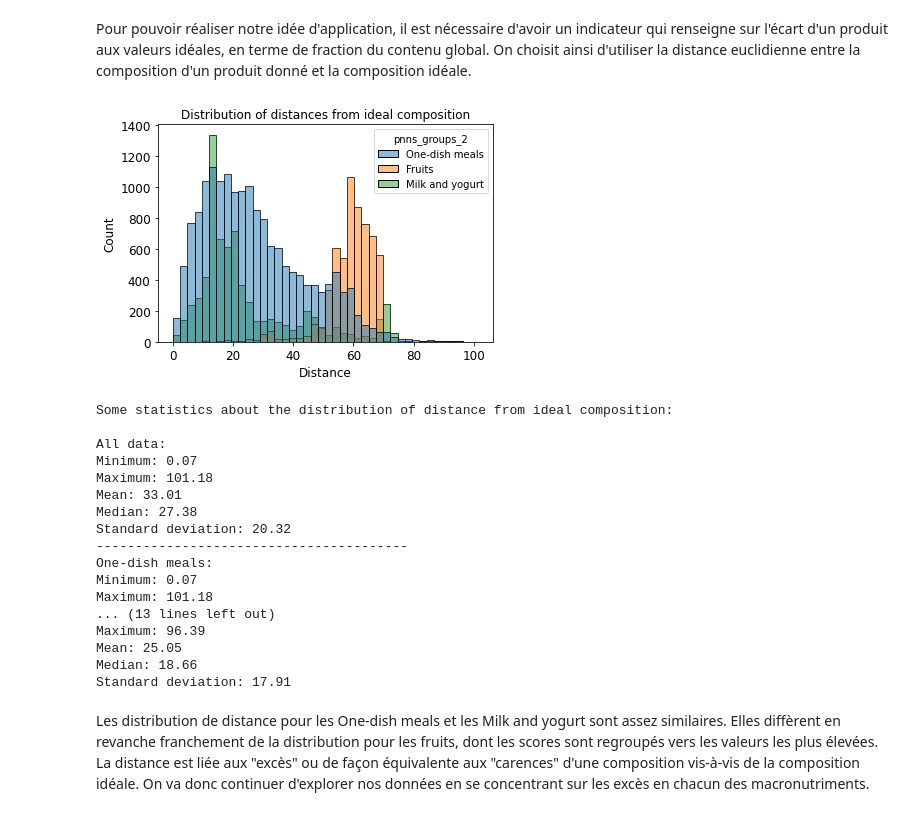
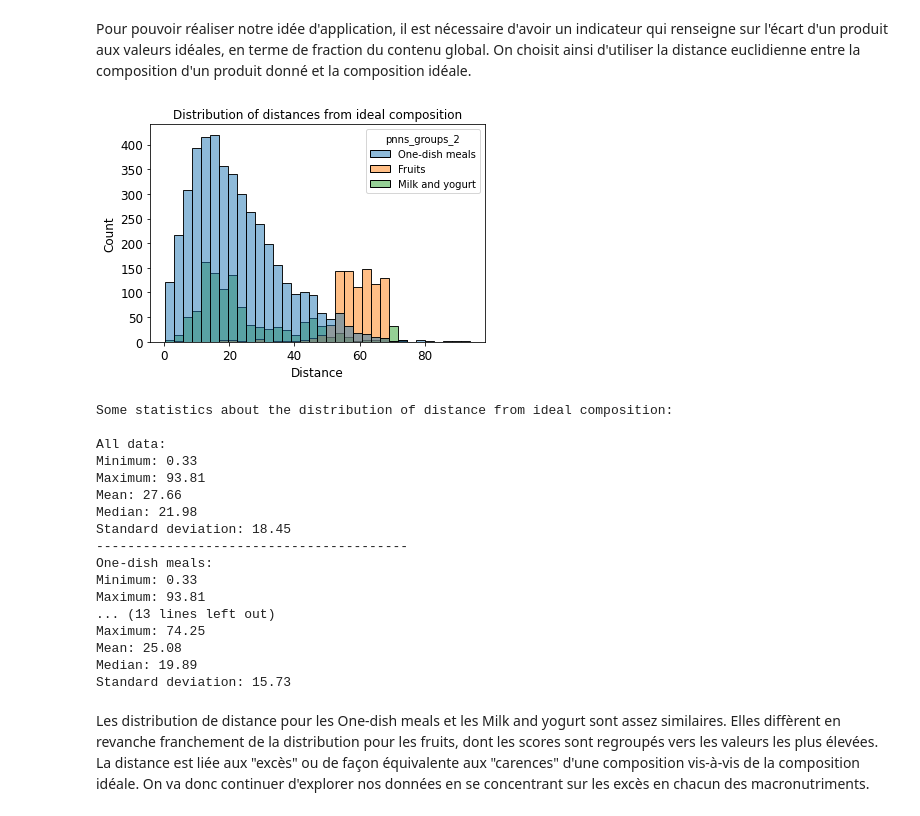
Before and after one commit to OlivierLegrand/P7, a Jupyter notebook: P3/PSanté_notebookpresentation.ipynb, the cells around one changed output. Cells and saved outputs as stored; diff of their text form; code cells hidden in the pictures.

```diff
--- a/P3/PSanté_notebookpresentation.ipynb
+++ b/P3/PSanté_notebookpresentation.ipynb
@@ -783,7 +514,7 @@ sns.scatterplot(x="energy-kcal_100g", y="total_energy_from_nutrients", data=df1_
 # %% [markdown]
 # II Analyse exploratoire
 # %%
-df1 = pd.read_csv("./df1_clean_servingq.csv", )
+df1 = pd.read_csv("./df1_clean_nomissing.csv", )
 # %% [markdown]
 ## II.1 Répartitions typiques de l'énergie et des macronutriments
 # %% [markdown]
@@ -1072,6 +803,9 @@ sc = cl.score(X["fat_ratio"], X["carbohydrates_ratio"], X["proteins_ratio"], met
 # Nouvelle colonne "score" dans le dataframe
 X.loc[:, "score"] = sc
 X.head()
+
+# mise à jour du dataframe
+df1 = X
 
 # fontsize
 fs=12
@@ -1080,51 +814,51 @@ fig, ax = plt.subplots()
 # Affichage de la distribution de l'equiscore
 sns.histplot(x="score",
             data=X,
              hue="pnns_groups_2",
              ax=ax
            )
 plt.title("Distribution of distances from ideal composition", fontsize=fs)
 plt.xlabel("Distance", fontsize=fs)
 plt.ylabel("Count", fontsize=fs)
 ax.tick_params(axis='y', labelsize=fs)
 ax.tick_params(axis='x', labelsize=fs)
 plt.savefig("./graphes/distances.png")
 plt.show()
 
 print("Some statistics about the distribution of distance from ideal composition:\n")
 print("All data:")
 print("Minimum: {:.2f}".format(X["score"].min()))
 print("Maximum: {:.2f}".format(X["score"].max()))
 print("Mean: {:.2f}".format(X["score"].mean()))
 print("Median: {:.2f}".format(X["score"].median()))
 print("Standard deviation: {:.2f}".format(X["score"].std()))
 for i in X.pnns_groups_2.unique():
     print("-"*40)
     print(i+":")
     print("Minimum: {:.2f}".format(X.loc[X.pnns_groups_2==i, ["score"]].min()[0]))
     print("Maximum: {:.2f}".format(X.loc[X.pnns_groups_2==i, ["score"]].max()[0]))
     print("Mean: {:.2f}".format(X.loc[X.pnns_groups_2==i, ["score"]].mean()[0]))
     print("Median: {:.2f}".format(X.loc[X.pnns_groups_2==i, ["score"]].median()[0]))
     print("Standard deviation: {:.2f}".format(X.loc[X.pnns_groups_2==i, ["score"]].std()[0]))
 # %% [output]
-[figure, old version]
+[figure, new version]
 Some statistics about the distribution of distance from ideal composition:
 
 All data:
-Minimum: 0.07
-Maximum: 101.18
-Mean: 33.01
-Median: 27.38
-Standard deviation: 20.32
+Minimum: 0.33
+Maximum: 93.81
+Mean: 27.66
+Median: 21.98
+Standard deviation: 18.45
 ----------------------------------------
 One-dish meals:
-Minimum: 0.07
-Maximum: 101.18
+Minimum: 0.33
+Maximum: 93.81
 ... (13 lines left out)
-Maximum: 96.39
-Mean: 25.05
-Median: 18.66
-Standard deviation: 17.91
+Maximum: 74.25
+Mean: 25.08
+Median: 19.89
+Standard deviation: 15.73
 # %% [markdown]
 Les distribution de distance pour les One-dish meals et les Milk and yogurt sont assez similaires. Elles diffèrent en revanche franchement de la distribution pour les fruits, dont les scores sont regroupés vers les valeurs les plus élevées. La distance est liée aux "excès" ou de façon équivalente aux "carences" d'une composition vis-à-vis de la composition idéale. On va donc continuer d'explorer nos données en se concentrant sur les excès en chacun des macronutriments.
 # %%
```
Also changed, not shown: parts of 93 cells of this notebook.
